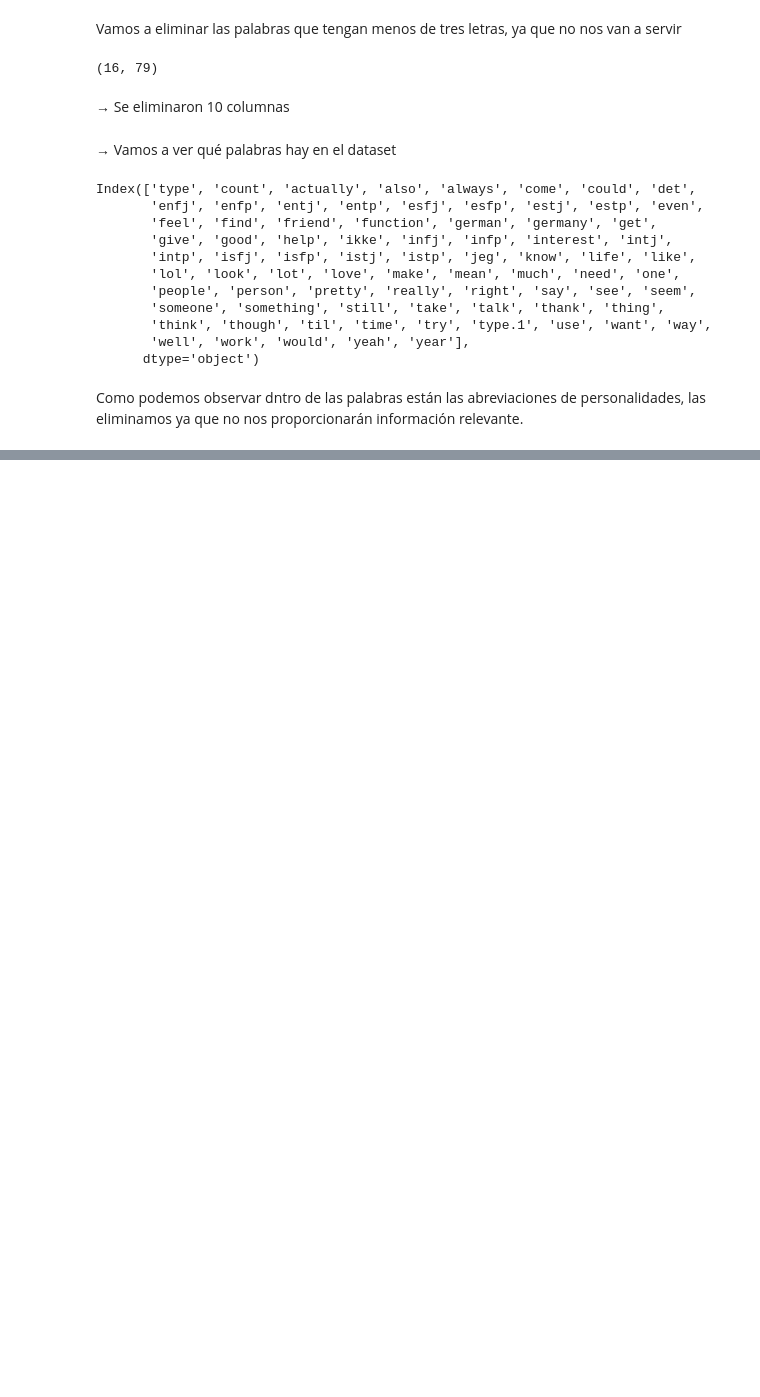
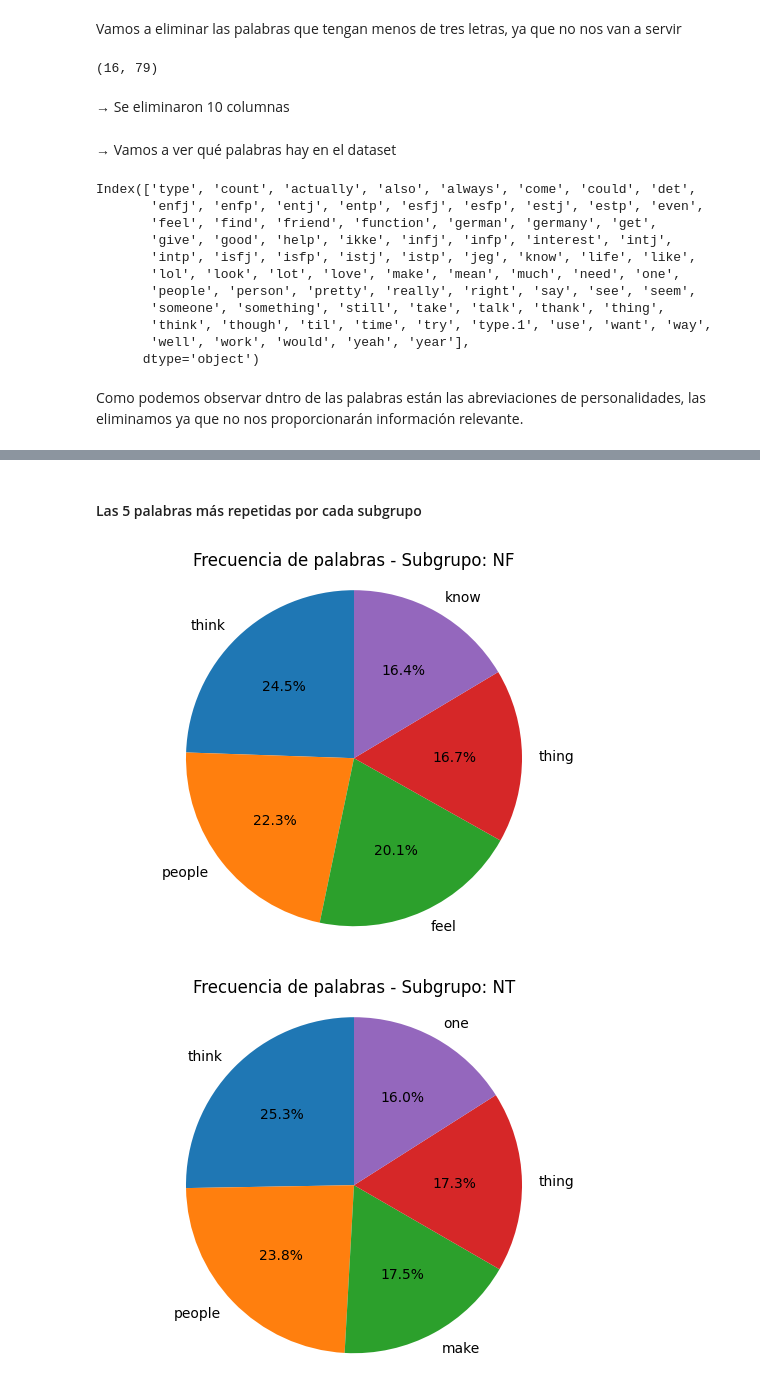
Before and after one commit to Carolina-Bolatti/Pro.Fin.-Proces.Datos, a Jupyter notebook: src/MartinaOcttinger_MBTI.ipynb, the cells around one changed output, grey strips where cells are left out. Saved outputs shown, nothing was run; the diff lists cells and outputs as text; code cells hidden in the pictures; blank space fills up the shorter version.

```diff
--- a/src/MartinaOcttinger_MBTI.ipynb
+++ b/src/MartinaOcttinger_MBTI.ipynb
@@ -246,0 +339,22 @@ Según lo investigado sobre los tipos de personalidad los podemos dividir en 4 s
+# %% [markdown]
+#### Las 5 palabras más repetidas por cada subgrupo
+# %%
+mbti = mbti.drop('get', axis=1)
+mbti = mbti.drop('like', axis=1)
+# %%
+subgrupos = mbti['grupo'].unique()
+
+for subgrupo in subgrupos:
+    df_subgrupo = mbti[mbti['grupo'] == subgrupo]
+
+    top_palabras =  df_subgrupo.iloc[:,1:-1].sum().sort_values(ascending=False).head(5).index
+
+    frecuencias = df_subgrupo[top_palabras].sum()
+
+    plt.pie(frecuencias, labels=top_palabras, autopct='%1.1f%%', startangle=90)
+    plt.title(f"Frecuencia de palabras - Subgrupo: {subgrupo}")
+    plt.axis('equal')
+    plt.show()
+# %% [output]
+[figure, added]
+[figure, added]
```
Also changed, not shown: parts of 14 cells of this notebook.
